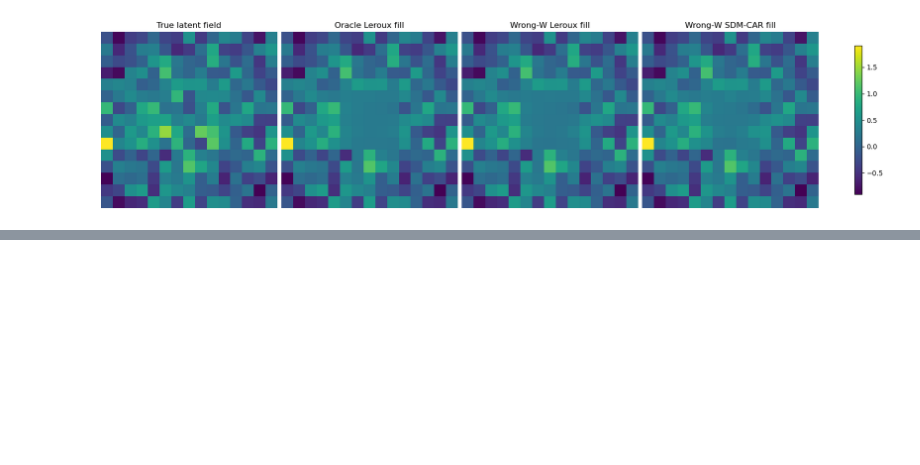
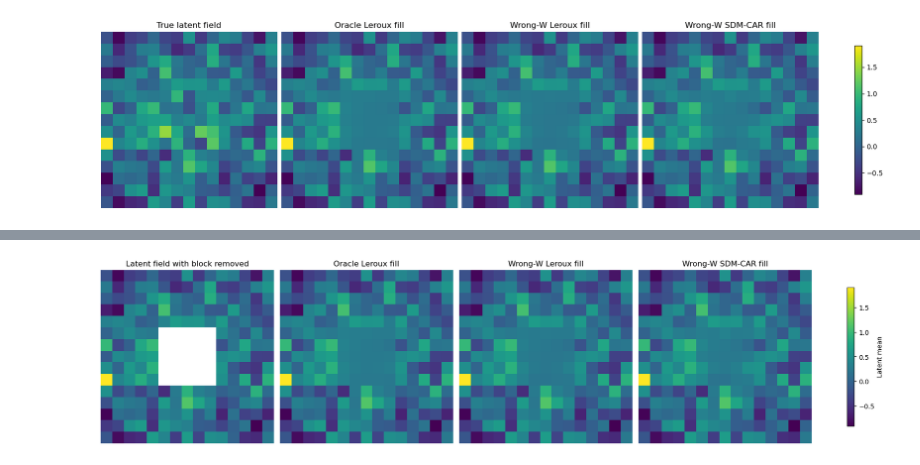
Before and after one commit to dahlp94/sdm-car, a Jupyter notebook: examples/w_misspecification_sdmcar.ipynb, the cells around one changed output, grey strips where cells are left out. Drawn from its saved outputs; the diff is of its cells as text; code cells hidden in the pictures; blank space fills up the shorter version.

```diff
--- a/examples/w_misspecification_sdmcar.ipynb
+++ b/examples/w_misspecification_sdmcar.ipynb
@@ -675,0 +703,20 @@ plt.show()
+# %%
+for result in model_results:
+    history = np.asarray(
+        result["history"],
+        dtype=float,
+    )
+
+    print(result["label"])
+    print(
+        "  Last ELBO:",
+        round(history[-1], 3),
+    )
+    print(
+        "  Mean of last 100:",
+        round(history[-100:].mean(), 3),
+    )
+    print(
+        "  SD of last 100:",
+        round(history[-100:].std(), 3),
+    )
@@ -675,0 +769,75 @@ plt.show()
+# %%
+eta_missing = eta_true.copy()
+eta_missing[test_mask] = np.nan
+
+
+def fill_holdout(prediction):
+    filled = eta_true.copy()
+    filled[test_mask] = prediction
+
+    return filled
+
+
+oracle_filled = fill_holdout(
+    oracle_pred
+)
+
+wrong_leroux_filled = fill_holdout(
+    wrong_leroux_pred
+)
+
+wrong_sdm_filled = fill_holdout(
+    wrong_sdm_pred
+)
+
+maps = [
+    eta_missing,
+    oracle_filled,
+    wrong_leroux_filled,
+    wrong_sdm_filled,
+]
+
+titles = [
+    "Latent field with block removed",
+    "Oracle Leroux fill",
+    "Wrong-W Leroux fill",
+    "Wrong-W SDM-CAR fill",
+]
+
+vmin = eta_true.min()
+vmax = eta_true.max()
+
+fig, axes = plt.subplots(
+    1,
+    4,
+    figsize=(17, 4),
+    constrained_layout=True,
+)
+
+for ax, values, title in zip(
+    axes,
+    maps,
+    titles,
+):
+    image = ax.imshow(
+        values.reshape(
+            N_ROWS,
+            N_COLS,
+        ),
+        vmin=vmin,
+        vmax=vmax,
+    )
+
+    ax.set_title(title)
+    ax.axis("off")
+
+fig.colorbar(
+    image,
+    ax=axes,
+    shrink=0.8,
+    label="Latent mean",
+)
+
+plt.show()
+# %% [output]
+[figure, added]
```
Also changed, not shown: parts of 6 cells of this notebook.
